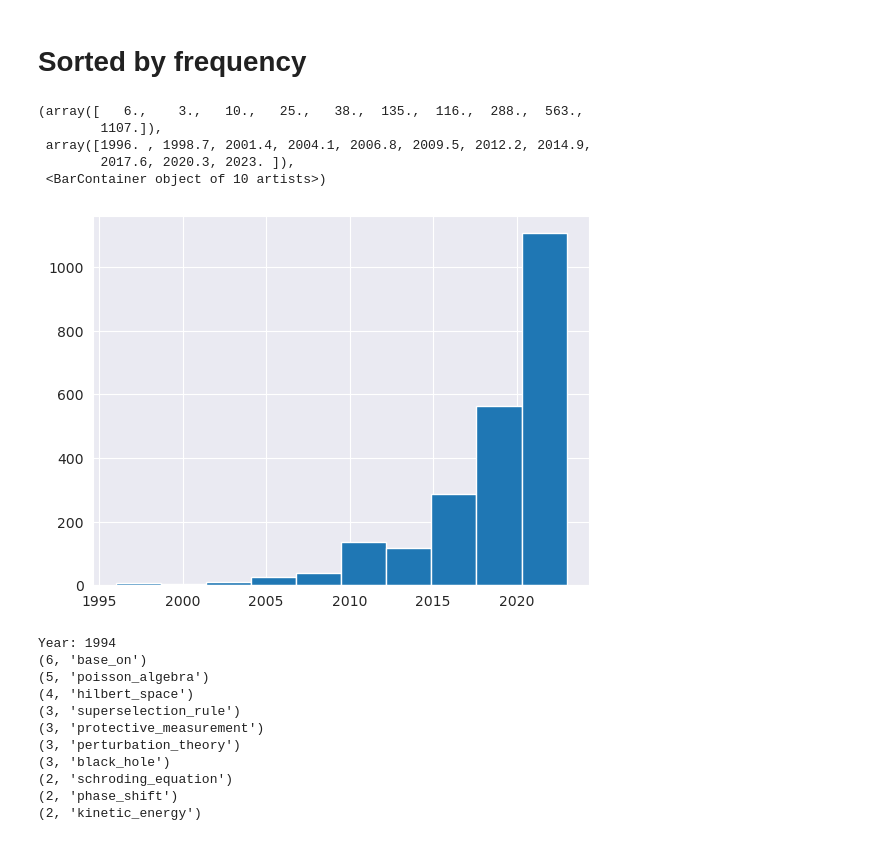
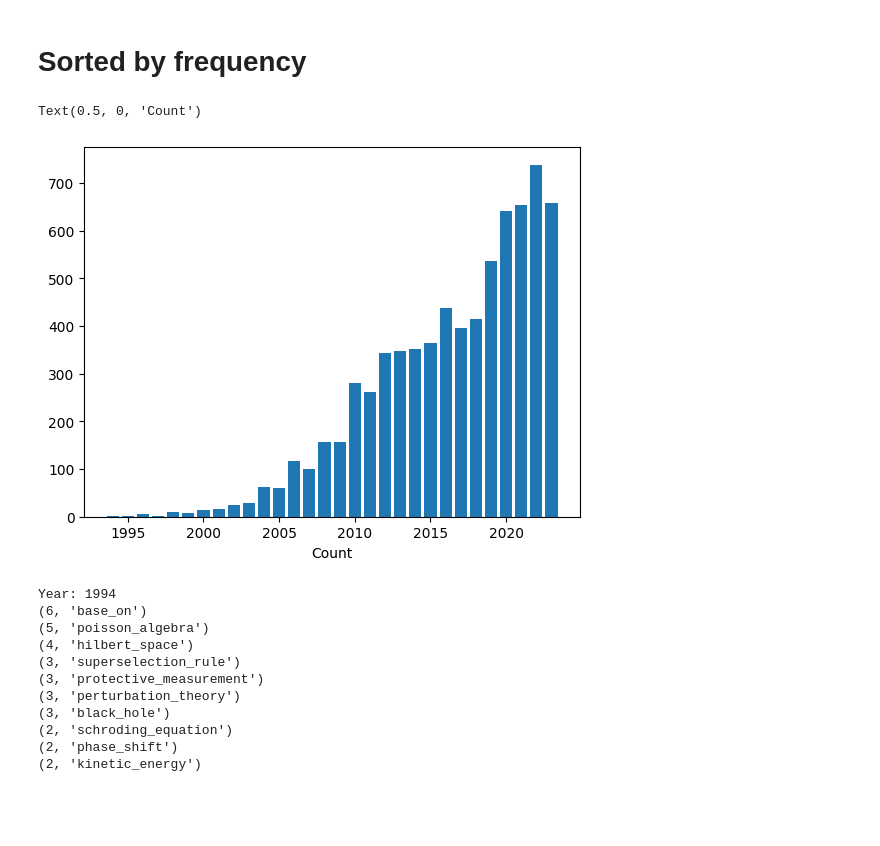
Before and after one commit to FelixFrohnertDB/arxiv_nlp, a Jupyter notebook: extract_concept_stop.ipynb, the cells around one changed output. Saved outputs shown, nothing was run; the diff lists cells and outputs as text; code cells hidden in the pictures; blank space fills up the shorter version.

```diff
--- a/extract_concept_stop.ipynb
+++ b/extract_concept_stop.ipynb
@@ -11,8 +11,8 @@ from rake_nltk import Rake
 import multiprocessing
 from gensim.models.phrases import Phrases, Phraser
 from gensim.models import Word2Vec
-import seaborn as sns
-sns.set_style("darkgrid")
+# import seaborn as sns
+# sns.set_style("darkgrid")
 
 from sklearn.decomposition import PCA
 from sklearn.manifold import TSNE
@@ -417,0 +466,11 @@ ngram_abstracts, bigrams, ngrams = get_ngrams(sentences)
+# %%
+d = word_co_occurrences["phase_transition"]
+cnt = 0
+for k in sorted(d, key=lambda k: len(d[k]), reverse=True):
+    print (k,len(d[k]))
+
+    plt.plot(sorted(d[k]), np.cumsum(np.ones_like(sorted(d[k]))))
+    cnt += 1
+
+    if cnt > 15:
+        break
@@ -578,13 +706,11 @@ for year,string in zip(year_arr,ngram_abstracts_joined):
 
             ngrams_year_dict[word][year] += 1
 # %%
-plt.hist(ngrams_year_dict["quantum_many_body"])
+plt.bar(list(ngrams_year_dict["phase_transition"].keys()), ngrams_year_dict["phase_transition"].values())
+plt.xlabel("Year")
+plt.xlabel("Count")
 # %% [output]
-(array([   6.,    3.,   10.,   25.,   38.,  135.,  116.,  288.,  563.,
-        1107.]),
- array([1996. , 1998.7, 2001.4, 2004.1, 2006.8, 2009.5, 2012.2, 2014.9,
-        2017.6, 2020.3, 2023. ]),
- <BarContainer object of 10 artists>)
+Text(0.5, 0, 'Count')
-[figure, old version]
+[figure, new version]
 # %%
 for y in np.unique(year_arr):
```
Also changed, not shown: parts of 40 cells of this notebook.
